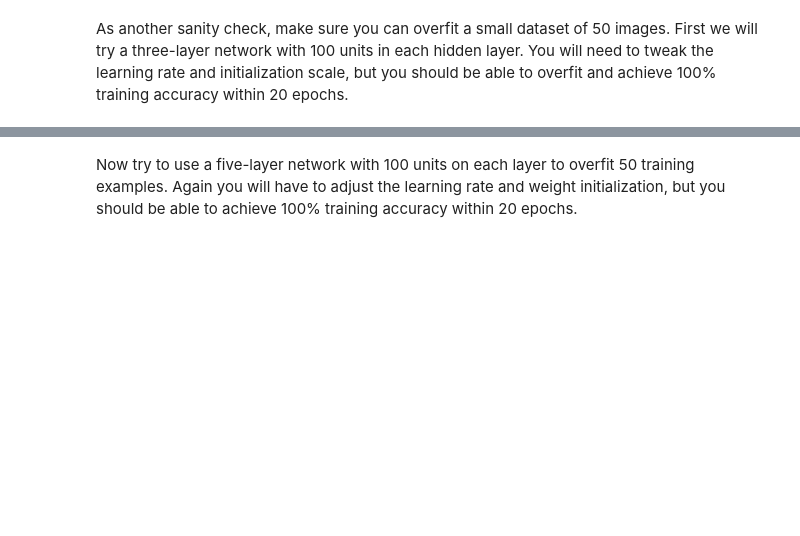
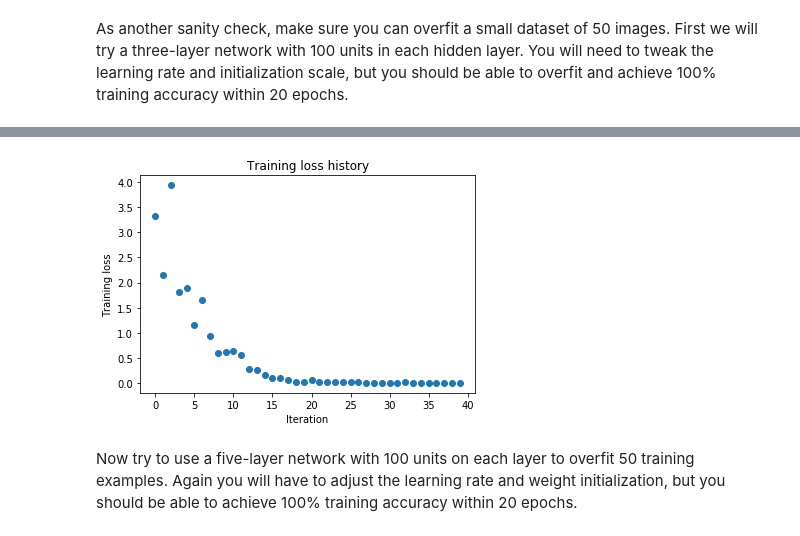
Before and after one commit to quancq/ActiveLearn_DeepLearning, a Jupyter notebook: Code/assignment2/FullyConnectedNets.ipynb, the cells around one changed output, grey strips where cells are left out. Saved outputs shown, nothing was run; the diff lists cells and outputs as text; code cells hidden in the pictures; blank space fills up the shorter version.

```diff
--- a/Code/assignment2/FullyConnectedNets.ipynb
+++ b/Code/assignment2/FullyConnectedNets.ipynb
@@ -386,8 +426,8 @@ small_data = {
   'y_val': data['y_val'],
 }
 
-weight_scale = 1e-2
-learning_rate = 1e-4
+weight_scale = 0.02
+learning_rate = 0.01
 model = FullyConnectedNet([100, 100],
               weight_scale=weight_scale, dtype=np.float64)
 solver = Solver(model, small_data,
@@ -404,3 +444,4 @@ plt.title('Training loss history')
 plt.xlabel('Iteration')
 plt.ylabel('Training loss')
 plt.show()
+# %% [output]
@@ -407,3 +465,4 @@ plt.show()
+[figure, added]
 # %% [markdown]
 Now try to use a five-layer network with 100 units on each layer to overfit 50 training examples. Again you will have to adjust the learning rate and weight initialization, but you should be able to achieve 100% training accuracy within 20 epochs.
 # %%
```
Also changed, not shown: parts of 14 cells of this notebook, 15 other files.
